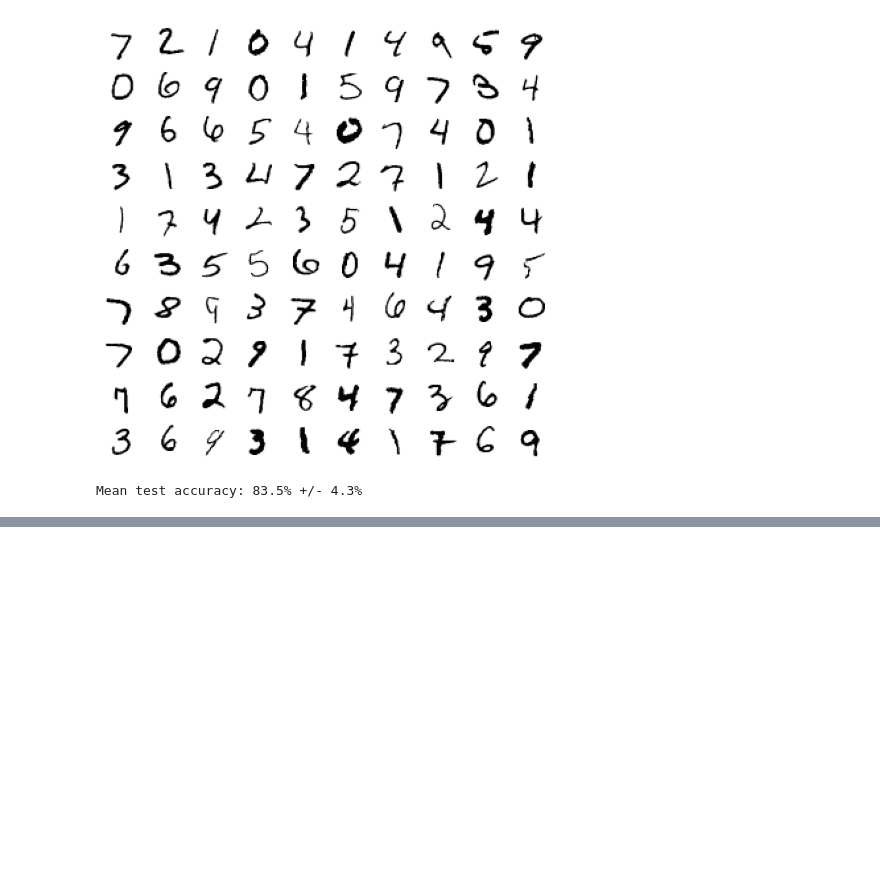
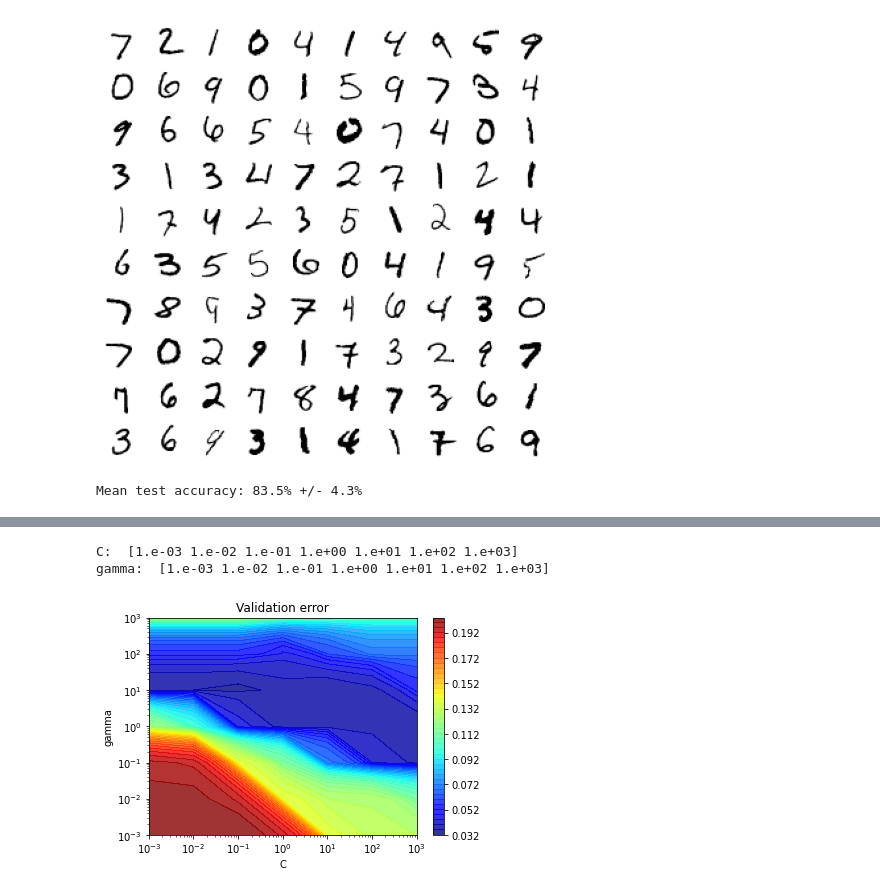
Before and after one commit to unica-ml/unica-ml.github.io, a Jupyter notebook: tutorials/lab04.ipynb, the cells around one changed output, grey strips where cells are left out. Cells and saved outputs as stored; diff of their text form; code cells hidden in the pictures; blank space fills up the shorter version.

```diff
--- a/tutorials/lab04.ipynb
+++ b/tutorials/lab04.ipynb
@@ -233,0 +269,36 @@ print("Mean test accuracy: {:.1%} +/- {:.1%}\n".format(acc.mean(), 2*acc.std()))
+# %%
+x_tr, y_tr = make_moons(n_samples=1000, noise=0.2)
+x_vd, y_vd = make_moons(n_samples=1000, noise=0.2)
+
+C_values = np.logspace(-3, 3, num=7, base=10)
+gamma_values= np.logspace(-3, 3, num=7, base=10)
+
+print("C: ", C_values)
+print("gamma: ", gamma_values)
+
+clf = svm.SVC(kernel='rbf')
+
+xx1, xx2 = np.meshgrid(C_values, gamma_values)
+pairs = np.array([xx1.ravel(), xx2.ravel()]).T
+val_loss = np.zeros(shape=(pairs.shape[0],))
+# for each possible (C, gamma) pair:
+for k, (C, gamma) in enumerate(pairs):
+    # print (C, gamma)
+    clf.set_params(C=C, gamma=gamma)
+    clf.fit(x_tr, y_tr)
+    y_pred = clf.predict(x_vd)
+    val_loss[k] = (y_pred != y_vd).mean()
+
+Z = val_loss.reshape(xx1.shape)
+plt.contourf(xx1, xx2, Z, alpha=0.8, cmap='jet', levels=50)
+plt.xlabel('C')
+plt.ylabel('gamma')
+plt.title('Validation error')
+plt.xscale("log")
+plt.yscale("log")
+plt.colorbar()
+plt.show()
+# %% [output]
+C:  [1.e-03 1.e-02 1.e-01 1.e+00 1.e+01 1.e+02 1.e+03]
+gamma:  [1.e-03 1.e-02 1.e-01 1.e+00 1.e+01 1.e+02 1.e+03]
+[figure, added]
```
Also changed, not shown: parts of 13 cells of this notebook, 17 other files.
